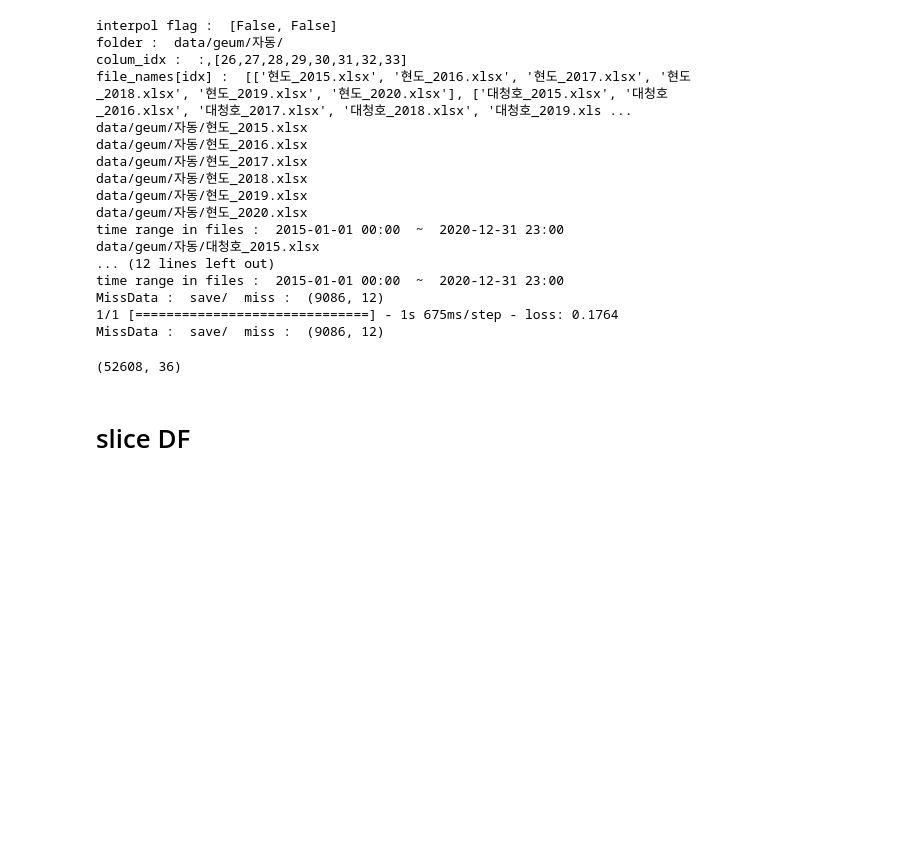
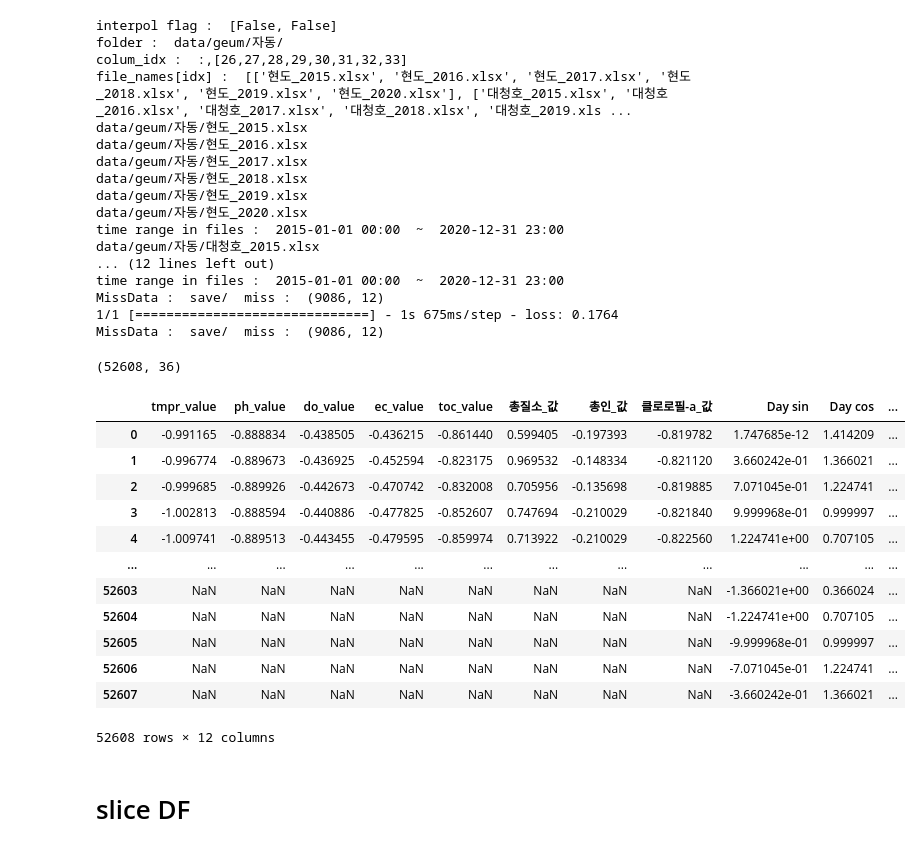
Before and after one commit to yyeongha/water-quality, a Jupyter notebook: rnn_note.ipynb, the cells around one changed output. Drawn from its saved outputs; the diff is of its cells as text; code cells hidden in the pictures; blank space fills up the shorter version.

```diff
--- a/rnn_note.ipynb
+++ b/rnn_note.ipynb
@@ -249,6 +249,22 @@ def dataset_slice(df, train_ratio, val_ratio, test_ratio):
 
 
     return train, val, test, test2
+# %%
+df[0]
+# %% [output]
+|  | tmpr_value | ph_value | do_value | ec_value | toc_value | 총질소_값 | 총인_값 | 클로로필-a_값 | Day sin | Day cos | ... |
+| 0 | -0.991165 | -0.888834 | -0.438505 | -0.436215 | -0.861440 | 0.599405 | -0.197393 | -0.819782 | 1.747685e-12 | 1.414209 | ... |
+| 1 | -0.996774 | -0.889673 | -0.436925 | -0.452594 | -0.823175 | 0.969532 | -0.148334 | -0.821120 | 3.660242e-01 | 1.366021 | ... |
+| 2 | -0.999685 | -0.889926 | -0.442673 | -0.470742 | -0.832008 | 0.705956 | -0.135698 | -0.819885 | 7.071045e-01 | 1.224741 | ... |
+| 3 | -1.002813 | -0.888594 | -0.440886 | -0.477825 | -0.852607 | 0.747694 | -0.210029 | -0.821840 | 9.999968e-01 | 0.999997 | ... |
+| 4 | -1.009741 | -0.889513 | -0.443455 | -0.479595 | -0.859974 | 0.713922 | -0.210029 | -0.822560 | 1.224741e+00 | 0.707105 | ... |
+| ... | ... | ... | ... | ... | ... | ... | ... | ... | ... | ... | ... |
+| 52603 | NaN | NaN | NaN | NaN | NaN | NaN | NaN | NaN | -1.366021e+00 | 0.366024 | ... |
+| 52604 | NaN | NaN | NaN | NaN | NaN | NaN | NaN | NaN | -1.224741e+00 | 0.707105 | ... |
+| 52605 | NaN | NaN | NaN | NaN | NaN | NaN | NaN | NaN | -9.999968e-01 | 0.999997 | ... |
+| 52606 | NaN | NaN | NaN | NaN | NaN | NaN | NaN | NaN | -7.071045e-01 | 1.224741 | ... |
+| 52607 | NaN | NaN | NaN | NaN | NaN | NaN | NaN | NaN | -3.660242e-01 | 1.366021 | ... |
+52608 rows × 12 columns
 # %% [markdown]
 # slice DF
 # %%
```
Also changed, not shown: parts of 10 cells of this notebook, 24 other files.
